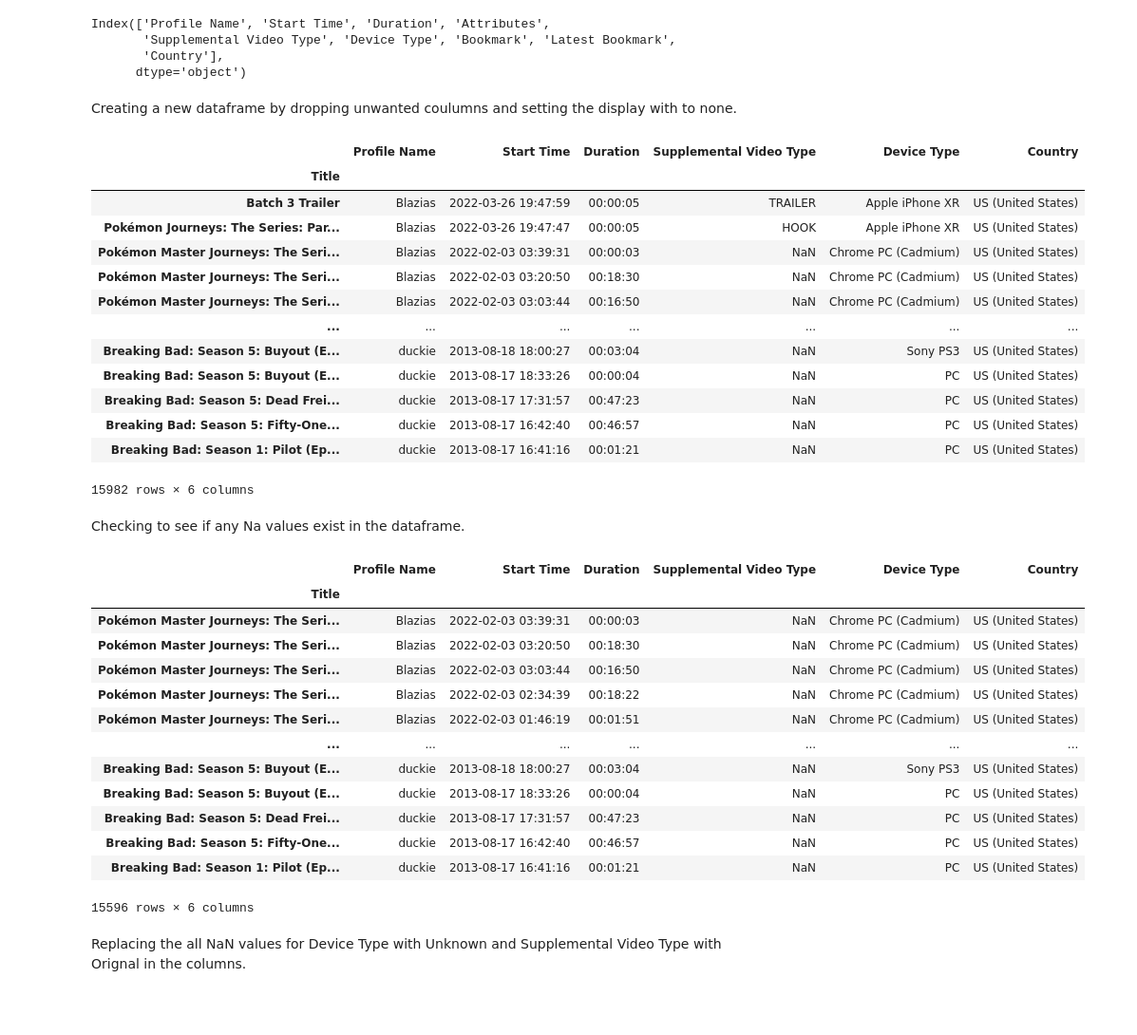
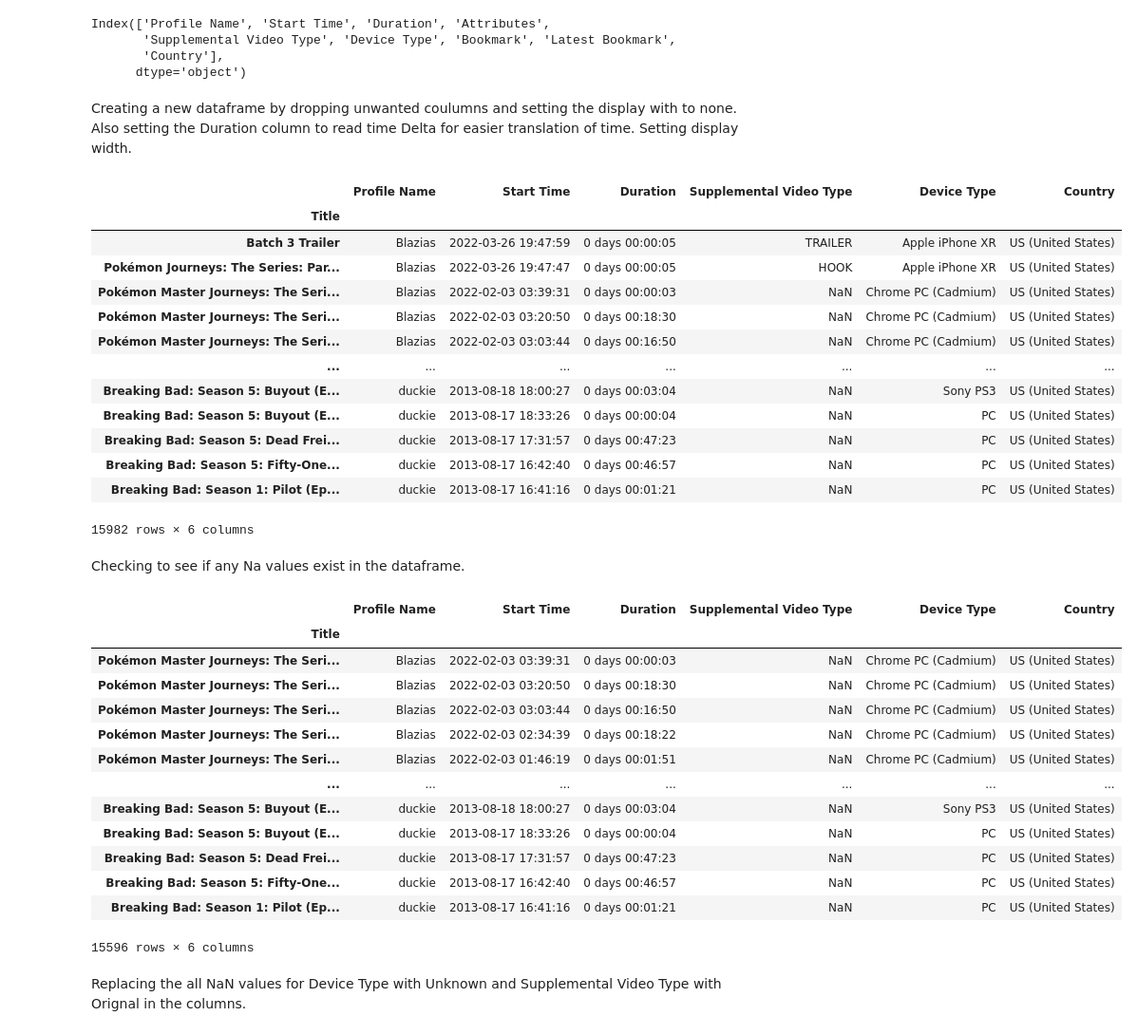
Before and after one commit to darrenc9828/My_Netflix_data_analysis, a Jupyter notebook: My_Netflix_data_analysis.ipynb, the cells around one changed output. Shown: that part at 95% size. Saved outputs shown, nothing was run; the diff lists cells and outputs as text; code cells hidden in the pictures; blank space fills up the shorter version.

```diff
--- a/My_Netflix_data_analysis.ipynb
+++ b/My_Netflix_data_analysis.ipynb
@@ -47,44 +53,49 @@ Index(['Profile Name', 'Start Time', 'Duration', 'Attributes',
        'Country'],
       dtype='object')
 # %% [markdown]
-Creating a new dataframe by dropping unwanted coulumns and setting the display with to none.
+Creating a new dataframe by dropping unwanted coulumns and setting the display with to none. Also setting the Duration column to read time Delta for easier translation of time. Setting display width.
 # %%
+#Dropping columns and setting time to new format
+
 newdf = df.drop(['Attributes','Bookmark','Latest Bookmark'], axis = 1)
 pd.set_option('display.width',None)
+newdf['Duration'] = pd.to_timedelta(newdf['Duration'])
 newdf
 # %% [output]
 |  | Profile Name | Start Time | Duration | Supplemental Video Type | Device Type | Country |
 | Title |  |  |  |  |  |  |
-| Batch 3 Trailer | Blazias | 2022-03-26 19:47:59 | 00:00:05 | TRAILER | Apple iPhone XR | US (United States) |
-| Pokémon Journeys: The Series: Par... | Blazias | 2022-03-26 19:47:47 | 00:00:05 | HOOK | Apple iPhone XR | US (United States) |
-| Pokémon Master Journeys: The Seri... | Blazias | 2022-02-03 03:39:31 | 00:00:03 | NaN | Chrome PC (Cadmium) | US (United States) |
-| Pokémon Master Journeys: The Seri... | Blazias | 2022-02-03 03:20:50 | 00:18:30 | NaN | Chrome PC (Cadmium) | US (United States) |
-| Pokémon Master Journeys: The Seri... | Blazias | 2022-02-03 03:03:44 | 00:16:50 | NaN | Chrome PC (Cadmium) | US (United States) |
+| Batch 3 Trailer | Blazias | 2022-03-26 19:47:59 | 0 days 00:00:05 | TRAILER | Apple iPhone XR | US (United States) |
+| Pokémon Journeys: The Series: Par... | Blazias | 2022-03-26 19:47:47 | 0 days 00:00:05 | HOOK | Apple iPhone XR | US (United States) |
+| Pokémon Master Journeys: The Seri... | Blazias | 2022-02-03 03:39:31 | 0 days 00:00:03 | NaN | Chrome PC (Cadmium) | US (United States) |
+| Pokémon Master Journeys: The Seri... | Blazias | 2022-02-03 03:20:50 | 0 days 00:18:30 | NaN | Chrome PC (Cadmium) | US (United States) |
+| Pokémon Master Journeys: The Seri... | Blazias | 2022-02-03 03:03:44 | 0 days 00:16:50 | NaN | Chrome PC (Cadmium) | US (United States) |
 | ... | ... | ... | ... | ... | ... | ... |
-| Breaking Bad: Season 5: Buyout (E... | duckie | 2013-08-18 18:00:27 | 00:03:04 | NaN | Sony PS3 | US (United States) |
-| Breaking Bad: Season 5: Buyout (E... | duckie | 2013-08-17 18:33:26 | 00:00:04 | NaN | PC | US (United States) |
-| Breaking Bad: Season 5: Dead Frei... | duckie | 2013-08-17 17:31:57 | 00:47:23 | NaN | PC | US (United States) |
-| Breaking Bad: Season 5: Fifty-One... | duckie | 2013-08-17 16:42:40 | 00:46:57 | NaN | PC | US (United States) |
-| Breaking Bad: Season 1: Pilot (Ep... | duckie | 2013-08-17 16:41:16 | 00:01:21 | NaN | PC | US (United States) |
+| Breaking Bad: Season 5: Buyout (E... | duckie | 2013-08-18 18:00:27 | 0 days 00:03:04 | NaN | Sony PS3 | US (United States) |
+| Breaking Bad: Season 5: Buyout (E... | duckie | 2013-08-17 18:33:26 | 0 days 00:00:04 | NaN | PC | US (United States) |
+| Breaking Bad: Season 5: Dead Frei... | duckie | 2013-08-17 17:31:57 | 0 days 00:47:23 | NaN | PC | US (United States) |
+| Breaking Bad: Season 5: Fifty-One... | duckie | 2013-08-17 16:42:40 | 0 days 00:46:57 | NaN | PC | US (United States) |
+| Breaking Bad: Season 1: Pilot (Ep... | duckie | 2013-08-17 16:41:16 | 0 days 00:01:21 | NaN | PC | US (United States) |
 15982 rows × 6 columns
 # %% [markdown]
 Checking to see if any Na values exist in the dataframe.
 # %%
+# Seeing if any NaN values are in the dataframe
+
 newdf[newdf.isna().any(axis=1)]
 # %% [output]
 |  | Profile Name | Start Time | Duration | Supplemental Video Type | Device Type | Country |
 | Title |  |  |  |  |  |  |
-| Pokémon Master Journeys: The Seri... | Blazias | 2022-02-03 03:39:31 | 00:00:03 | NaN | Chrome PC (Cadmium) | US (United States) |
-| Pokémon Master Journeys: The Seri... | Blazias | 2022-02-03 03:20:50 | 00:18:30 | NaN | Chrome PC (Cadmium) | US (United States) |
-| Pokémon Master Journeys: The Seri... | Blazias | 2022-02-03 03:03:44 | 00:16:50 | NaN | Chrome PC (Cadmium) | US (United States) |
-| Pokémon Master Journeys: The Seri... | Blazias | 2022-02-03 02:34:39 | 00:18:22 | NaN | Chrome PC (Cadmium) | US (United States) |
-| Pokémon Master Journeys: The Seri... | Blazias | 2022-02-03 01:46:19 | 00:01:51 | NaN | Chrome PC (Cadmium) | US (United States) |
+| Pokémon Master Journeys: The Seri... | Blazias | 2022-02-03 03:39:31 | 0 days 00:00:03 | NaN | Chrome PC (Cadmium) | US (United States) |
+| Pokémon Master Journeys: The Seri... | Blazias | 2022-02-03 03:20:50 | 0 days 00:18:30 | NaN | Chrome PC (Cadmium) | US (United States) |
+| Pokémon Master Journeys: The Seri... | Blazias | 2022-02-03 03:03:44 | 0 days 00:16:50 | NaN | Chrome PC (Cadmium) | US (United States) |
+| Pokémon Master Journeys: The Seri... | Blazias | 2022-02-03 02:34:39 | 0 days 00:18:22 | NaN | Chrome PC (Cadmium) | US (United States) |
+| Pokémon Master Journeys: The Seri... | Blazias | 2022-02-03 01:46:19 | 0 days 00:01:51 | NaN | Chrome PC (Cadmium) | US (United States) |
 | ... | ... | ... | ... | ... | ... | ... |
-| Breaking Bad: Season 5: Buyout (E... | duckie | 2013-08-18 18:00:27 | 00:03:04 | NaN | Sony PS3 | US (United States) |
-| Breaking Bad: Season 5: Buyout (E... | duckie | 2013-08-17 18:33:26 | 00:00:04 | NaN | PC | US (United States) |
-| Breaking Bad: Season 5: Dead Frei... | duckie | 2013-08-17 17:31:57 | 00:47:23 | NaN | PC | US (United States) |
-| Breaking Bad: Season 5: Fifty-One... | duckie | 2013-08-17 16:42:40 | 00:46:57 | NaN | PC | US (United States) |
-| Breaking Bad: Season 1: Pilot (Ep... | duckie | 2013-08-17 16:41:16 | 00:01:21 | NaN | PC | US (United States) |
+| Breaking Bad: Season 5: Buyout (E... | duckie | 2013-08-18 18:00:27 | 0 days 00:03:04 | NaN | Sony PS3 | US (United States) |
+| Breaking Bad: Season 5: Buyout (E... | duckie | 2013-08-17 18:33:26 | 0 days 00:00:04 | NaN | PC | US (United States) |
+| Breaking Bad: Season 5: Dead Frei... | duckie | 2013-08-17 17:31:57 | 0 days 00:47:23 | NaN | PC | US (United States) |
+| Breaking Bad: Season 5: Fifty-One... | duckie | 2013-08-17 16:42:40 | 0 days 00:46:57 | NaN | PC | US (United States) |
+| Breaking Bad: Season 1: Pilot (Ep... | duckie | 2013-08-17 16:41:16 | 0 days 00:01:21 | NaN | PC | US (United States) |
 15596 rows × 6 columns
 # %% [markdown]
 Replacing the all NaN values for Device Type with Unknown and Supplemental Video Type  with Orignal in the columns.
```
Also changed, not shown: parts of 19 cells of this notebook.
